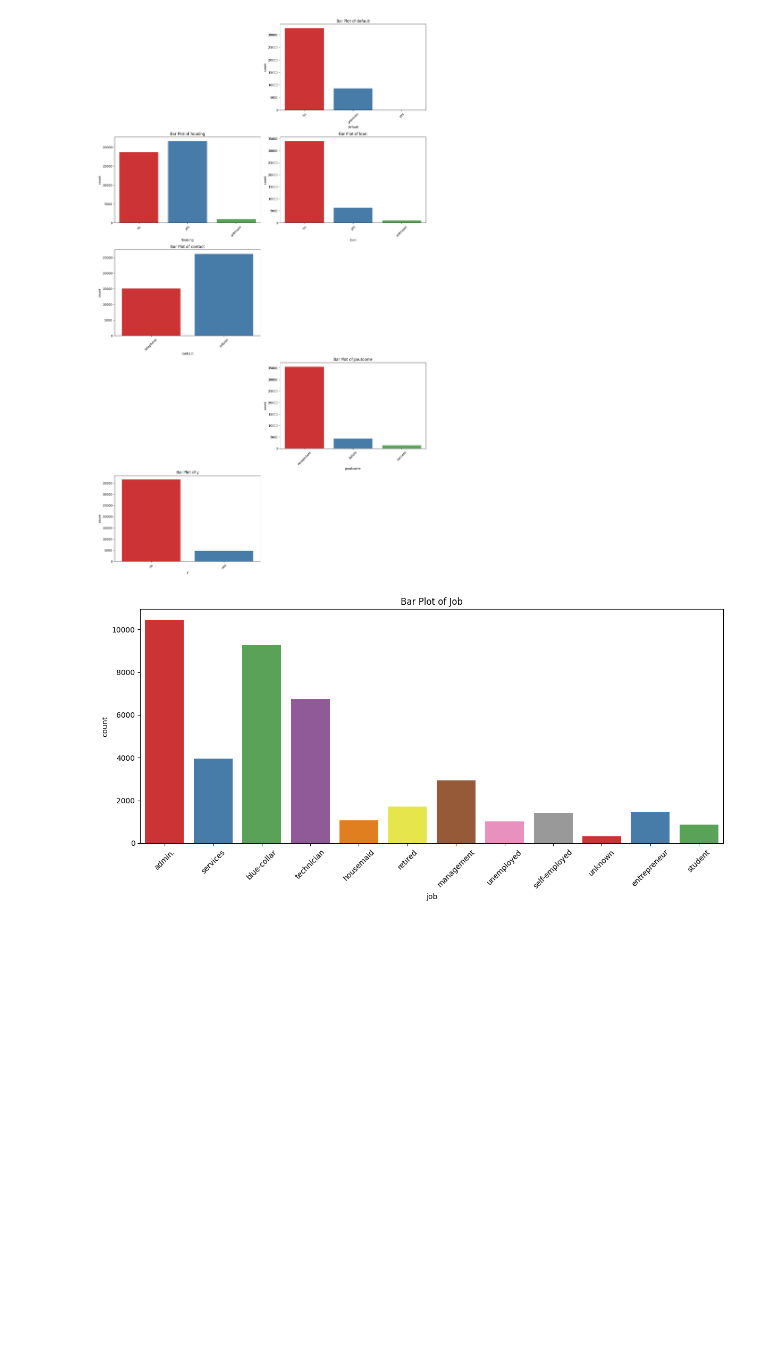
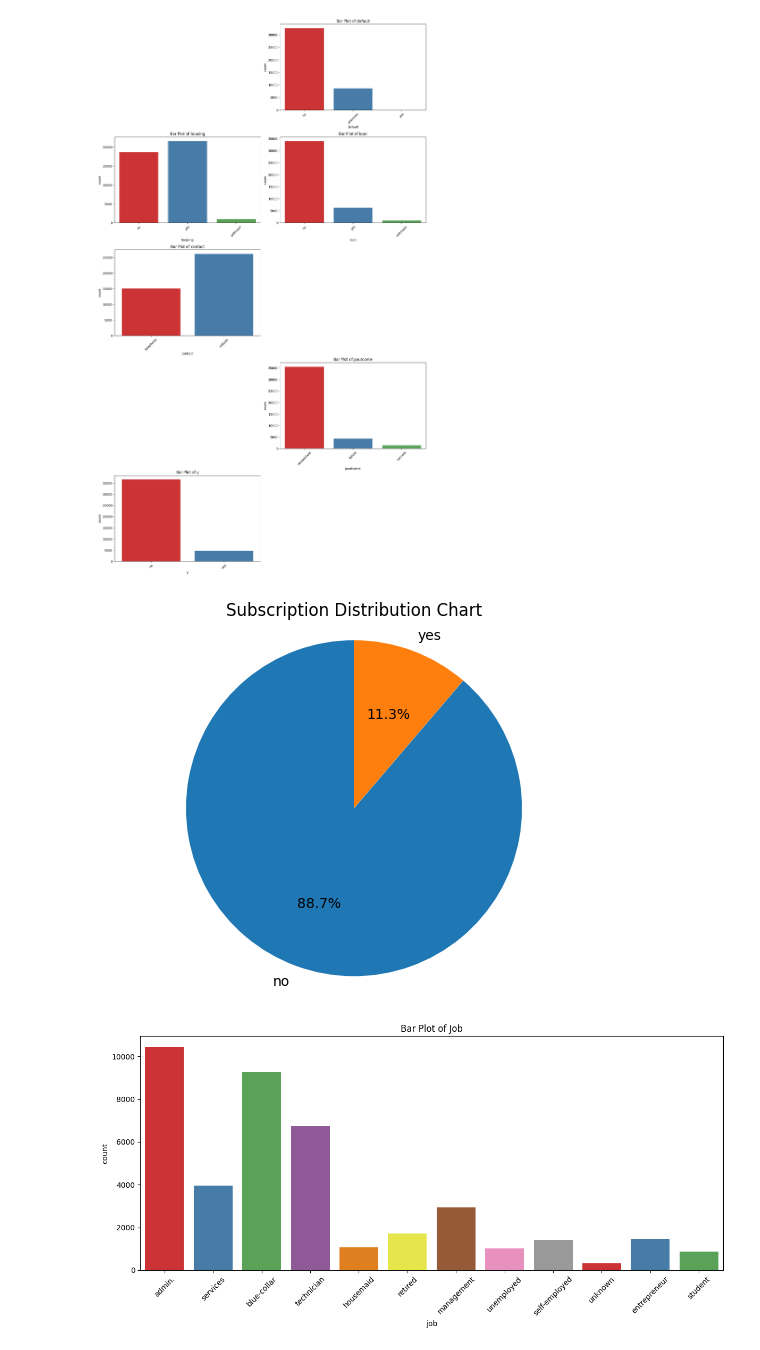
Before and after one commit to neeschal00/exploratory-data-analysis, a Jupyter notebook: eda.ipynb, the cells around one changed output. Saved outputs shown, nothing was run; the diff lists cells and outputs as text; code cells hidden in the pictures; blank space fills up the shorter version.

```diff
--- a/eda.ipynb
+++ b/eda.ipynb
@@ -67,6 +98,6 @@ Data columns (total 21 columns):
 dtypes: float64(5), int64(4), object(12)
 memory usage: 6.6+ MB
 # %%
-tele_df["age"] = tele_df["age"].astype("int16")
-tele_df.info()
+tele_df["age"] = tele_df["age"].astype("int64")
+tele_df["age"].info()
 # %% [output]
@@ -324,6 +346,14 @@ plt.tight_layout()  # Ensure proper spacing between subplots
 plt.show()
 # %% [output]
 [figure]
+# %%
+subscribed_vals = tele_df['y'].value_counts()
+plt.pie( subscribed_vals,labels=subscribed_vals.index, autopct='%1.1f%%', startangle=90)
+plt.title('Subscription Distribution Chart')
+plt.axis('equal')
+plt.show()
+# %% [output]
+[figure, added]
 # %%
 plt.figure(figsize=(12, 6))  # Set the figure size
 
```
Also changed, not shown: parts of 8 cells of this notebook.
